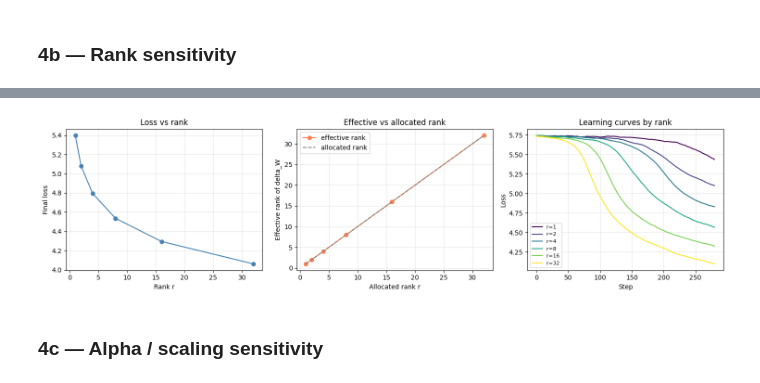
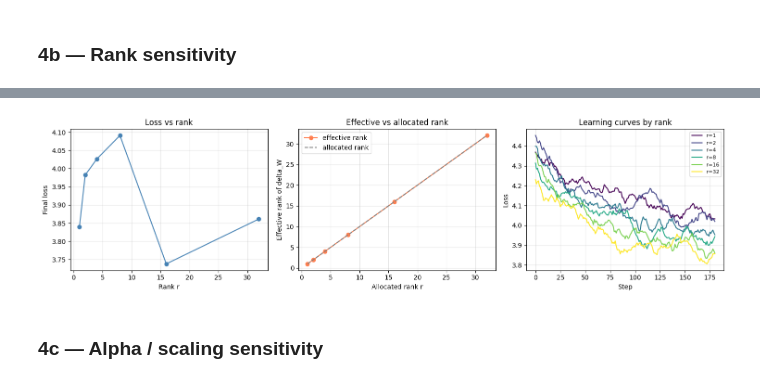
Before and after one commit to jerrickhoang/pytorch_algorithms, a Jupyter notebook: training/lora_solution.ipynb, the cells around one changed output, grey strips where cells are left out. Cells and saved outputs as stored; diff of their text form; code cells hidden in the pictures.

Commit message:
More lora work, use real model/dataset

```diff
--- a/training/lora_solution.ipynb
+++ b/training/lora_solution.ipynb
@@ -465,15 +511,12 @@ Trainable ratio:  0.94%
 # %% [markdown]
 ### 3b — Training loop
 # %%
-def make_copy_batch(batch_size, seq_len, vocab_size, device):
-    tokens = torch.randint(0, vocab_size, (batch_size, seq_len), device=device)
-    return tokens, tokens
-
 def train_loop(
     model,
-    n_steps:    int   = 500,
-    batch_size: int   = 16,
-    lr:         float = 1e-3,
+    data_iter,
+    n_steps:    int   = 200,
+    batch_size: int   = 8,
+    lr:         float = 3e-4,
     label:      str   = "model",
 ) -> dict:
     trainable_params = [p for p in model.parameters() if p.requires_grad]
@@ -483,23 +526,21 @@ def train_loop(
 
     stats = defaultdict(list)
     for step in range(n_steps):
-        x, y = make_copy_batch(batch_size, cfg.seq_len, cfg.vocab_size, device)
+        x, y = data_iter.get_batch(batch_size)
 
-        logits = model(x)                                          # [B, T, V]
-        loss   = loss_fn(logits.view(-1, cfg.vocab_size), y.view(-1))
+        outputs = model(x)
+        logits  = outputs.logits if hasattr(outputs, "logits") else outputs
+        loss    = loss_fn(logits.reshape(-1, logits.size(-1)), y.reshape(-1))
 
         optimizer.zero_grad()
         loss.backward()
 
-        # Gradient norm across all trainable params
         grad_norm = torch.nn.utils.clip_grad_norm_(trainable_params, max_norm=1e9).item()
-
         optimizer.step()
 
         stats["losses"].append(loss.item())
         stats["grad_norms"].append(grad_norm)
 
-        # Track ||delta_W||_F for each LoRA layer
         dw_norms = []
         for m in model.modules():
             if isinstance(m, LoRALinear):
@@ -508,7 +549,7 @@ def train_loop(
         if dw_norms:
             stats["delta_W_norms"].append(np.mean(dw_norms))
 
-        if (step + 1) % 100 == 0:
+        if (step + 1) % 50 == 0:
             print(f"[{label}] step {step+1:>4}  loss={loss.item():.4f}  grad_norm={grad_norm:.3f}")
 
     return dict(stats)
@@ -517,11 +558,11 @@ full_model = copy.deepcopy(base_model)
 for p in full_model.parameters():
     p.requires_grad = True
 
-print("Training full fine-tune...")
-full_stats = train_loop(full_model, n_steps=500, lr=1e-3, label="full")
+print("Training full fine-tune (all GPT-2 params)...")
+full_stats = train_loop(full_model, data_iter, n_steps=200, batch_size=4, lr=2e-5, label="full")
 
-print("\nTraining LoRA...")
+print("\nTraining LoRA (r=4, c_attn only)...")
 lora_model = copy.deepcopy(base_model)
-lora_model = inject_lora(lora_model, rank=4, target_modules=["q_proj", "v_proj"])
-lora_stats = train_loop(lora_model, n_steps=500, lr=1e-3, label="lora")
+lora_model = inject_lora(lora_model, rank=4, target_modules=["c_attn"])
+lora_stats = train_loop(lora_model, data_iter, n_steps=200, batch_size=8, lr=3e-4, label="lora")
 # %% [output]
@@ -625,15 +810,14 @@ init_results = run_init_experiment()
 # %%
 def rank_sensitivity_experiment(
     ranks:   list = [1, 2, 4, 8, 16, 32],
-    n_steps: int  = 300,
+    n_steps: int  = 200,
 ) -> dict:
     results = {}
     for r in ranks:
         m = copy.deepcopy(base_model)
-        m = inject_lora(m, rank=r, target_modules=["q_proj", "v_proj"])
-        stats = train_loop(m, n_steps=n_steps, lr=1e-3, label=f"r={r}")
+        m = inject_lora(m, rank=r, target_modules=["c_attn"])
+        stats = train_loop(m, data_iter, n_steps=n_steps, lr=3e-4, label=f"r={r}")
 
-        # Measure effective rank of learned delta_W
         eff_ranks = []
         for mod in m.modules():
             if isinstance(mod, LoRALinear):
@@ -696,4 +880,4 @@ r=32  loss=4.0621  eff_rank=32.0
-[figure, old version]
+[figure, new version]
 # %% [markdown]
 ### 4c — Alpha / scaling sensitivity
 # %%
```
Also changed, not shown: parts of 17 cells of this notebook, 3 other files.
